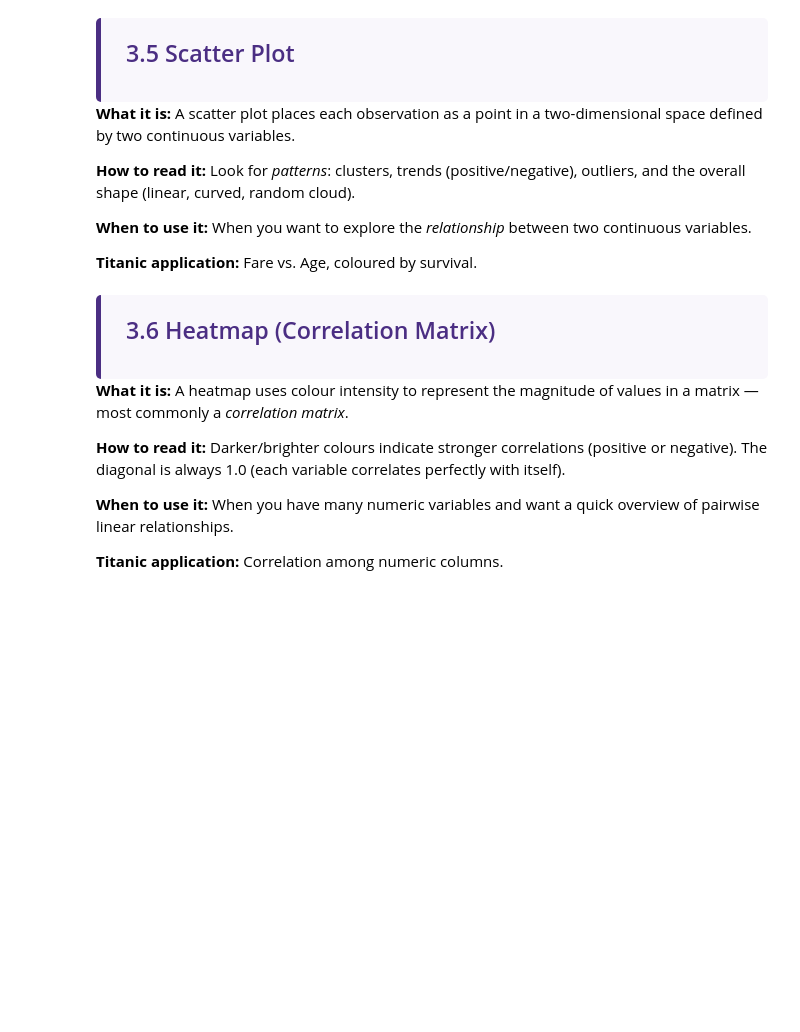
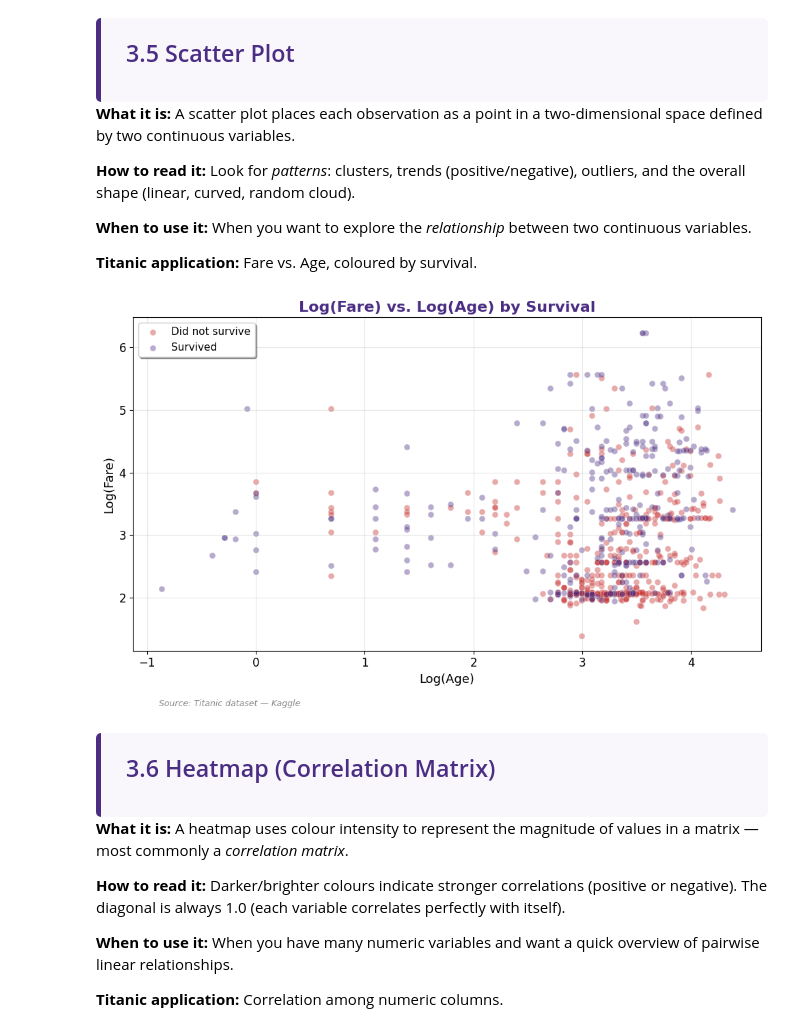
Before and after one commit to umairak321/BDATA200, a Jupyter notebook: 03_data_visualization.ipynb, the cells around one changed output. Drawn from its saved outputs; the diff is of its cells as text; code cells hidden in the pictures; blank space fills up the shorter version.

```diff
--- a/03_data_visualization.ipynb
+++ b/03_data_visualization.ipynb
@@ -431,25 +480,28 @@ plt.show()
 # %%
 fig, ax = plt.subplots(figsize=(10, 6))
 
 survived = titanic_age[titanic_age['Survived'] == 1]
 died = titanic_age[titanic_age['Survived'] == 0]
 
-ax.scatter(died['Age'], died['Fare'], alpha=0.4, s=40, label='Did not survive',
+# Apply log transformation to Fare and Age for plotting
+ax.scatter(np.log(died['Age']), np.log(died['Fare']), alpha=0.4, s=40, label='Did not survive',
            color='#C62828', edgecolors='white', linewidth=0.3)
-ax.scatter(survived['Age'], survived['Fare'], alpha=0.4, s=40, label='Survived',
+ax.scatter(np.log(survived['Age']), np.log(survived['Fare']), alpha=0.4, s=40, label='Survived',
            color='#4B2E83', edgecolors='white', linewidth=0.3)
 
-ax.set_title('Fare vs. Age by Survival', fontsize=16, fontweight='bold', color='#4B2E83')
-ax.set_xlabel('Age (years)', fontsize=13)
-ax.set_ylabel('Fare (£)', fontsize=13)
+ax.set_title('Log(Fare) vs. Log(Age) by Survival', fontsize=16, fontweight='bold', color='#4B2E83')
+ax.set_xlabel('Log(Age)', fontsize=13)
+ax.set_ylabel('Log(Fare)', fontsize=13)
 ax.legend(frameon=True, fancybox=True, shadow=True, fontsize=11)
 ax.grid(True, alpha=0.3)
 
 fig.text(0.1, -0.02, 'Source: Titanic dataset — Kaggle',
          fontsize=9, color='#888', style='italic')
 
 plt.tight_layout()
 plt.show()
+# %% [output]
+[figure, added]
 # %% [markdown]
 <div style="border-left: 5px solid #4B2E83; background-color: #F9F7FC; padding: 20px 25px; margin: 20px 0; border-radius: 5px;">
   <h2 style="color: #4B2E83; font-family: 'Encode Sans', 'Arial', sans-serif; margin-top: 0;">3.6 Heatmap (Correlation Matrix)</h2>
```
Also changed, not shown: parts of 14 cells of this notebook.
